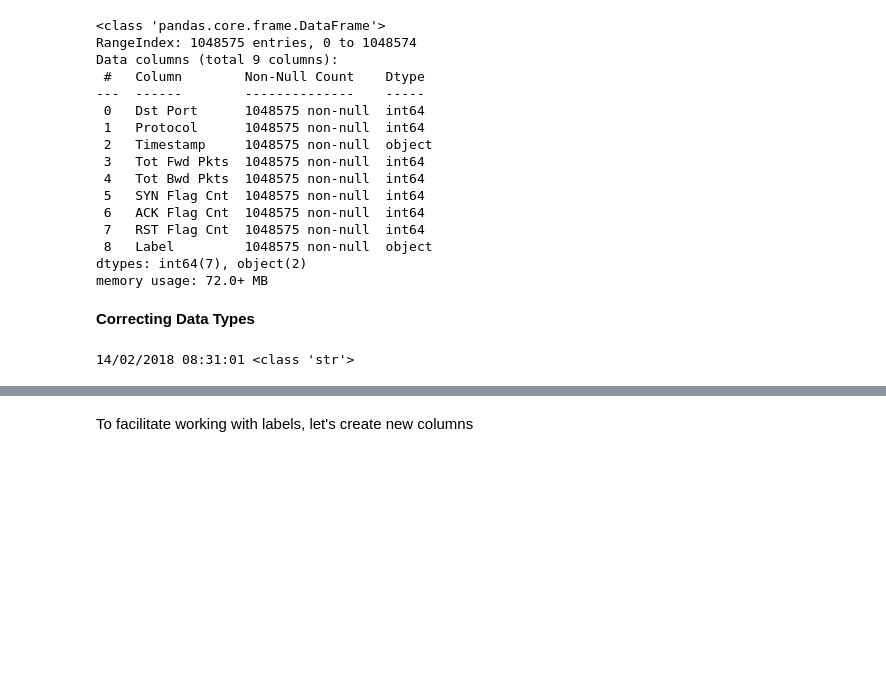
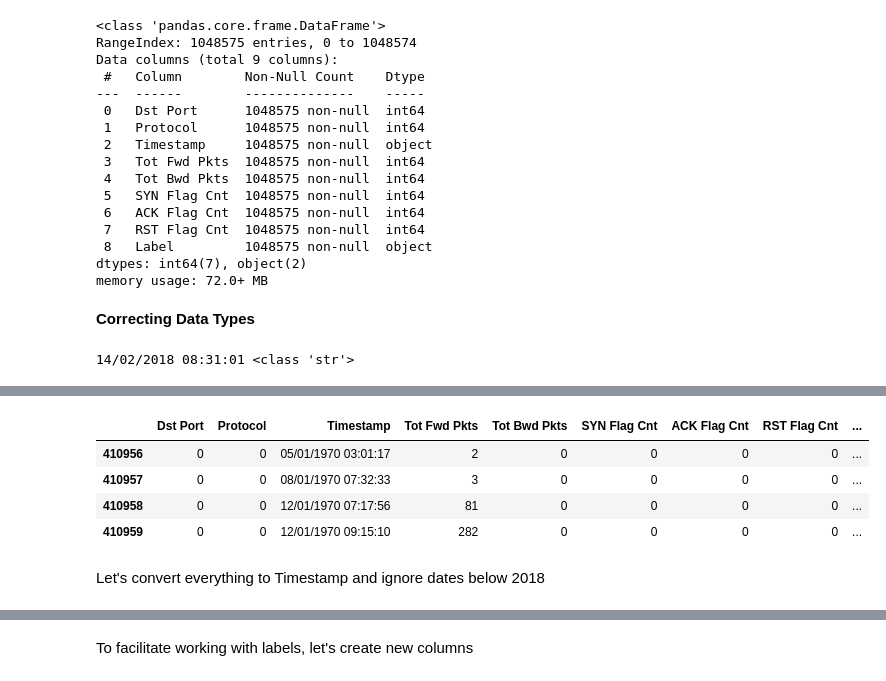
Before and after one commit to gabrielonishi/data-science-for-cyberattack-detection, a Jupyter notebook: notebooks/1-reading-raw-data.ipynb, the cells around one changed output, grey strips where cells are left out. Saved outputs shown, nothing was run; the diff lists cells and outputs as text; code cells hidden in the pictures; blank space fills up the shorter version.

Commit message:
feat(1): eliminates packets with timestamp problems

```diff
--- a/notebooks/1-reading-raw-data.ipynb
+++ b/notebooks/1-reading-raw-data.ipynb
@@ -147,0 +162,10 @@ Name: Timestamp, dtype: datetime64[ns]
+# %%
+data_df.iloc[410956: 410960]
+# %% [output]
+|  | Dst Port | Protocol | Timestamp | Tot Fwd Pkts | Tot Bwd Pkts | SYN Flag Cnt | ACK Flag Cnt | RST Flag Cnt | ... |
+| 410956 | 0 | 0 | 05/01/1970 03:01:17 | 2 | 0 | 0 | 0 | 0 | ... |
+| 410957 | 0 | 0 | 08/01/1970 07:32:33 | 3 | 0 | 0 | 0 | 0 | ... |
+| 410958 | 0 | 0 | 12/01/1970 07:17:56 | 81 | 0 | 0 | 0 | 0 | ... |
+| 410959 | 0 | 0 | 12/01/1970 09:15:10 | 282 | 0 | 0 | 0 | 0 | ... |
+# %% [markdown]
+Let's convert everything to Timestamp and ignore dates below 2018
```
Also changed, not shown: parts of 7 cells of this notebook.
